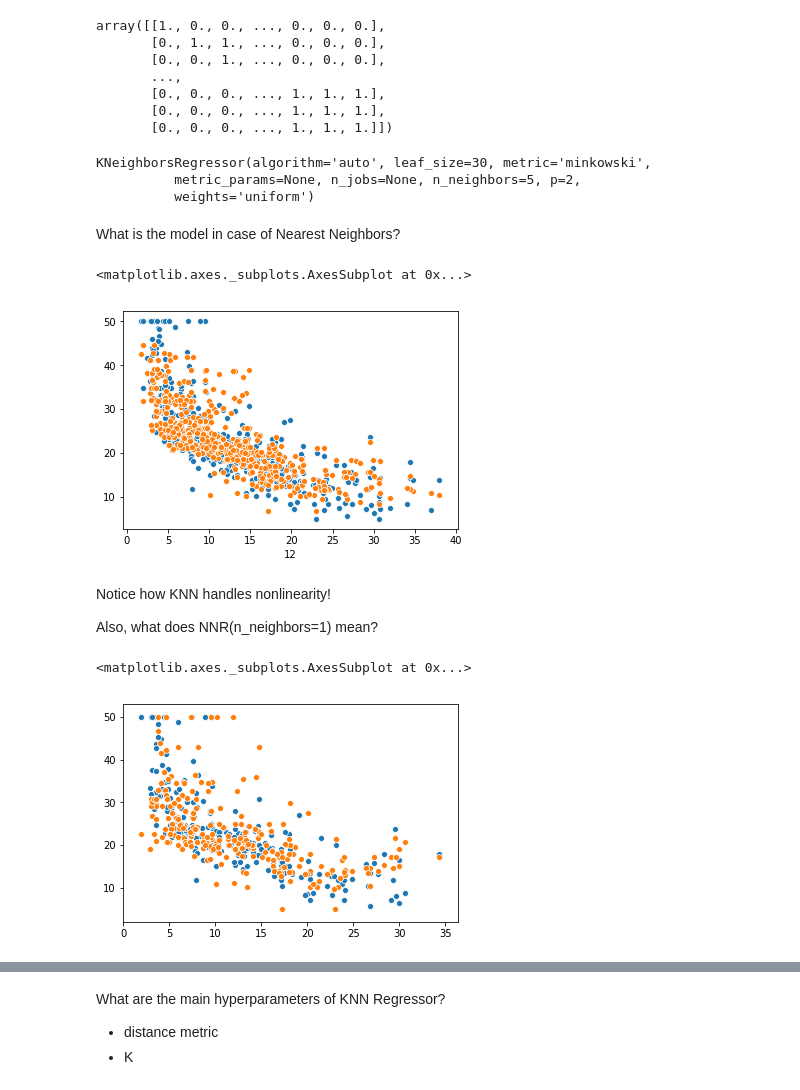
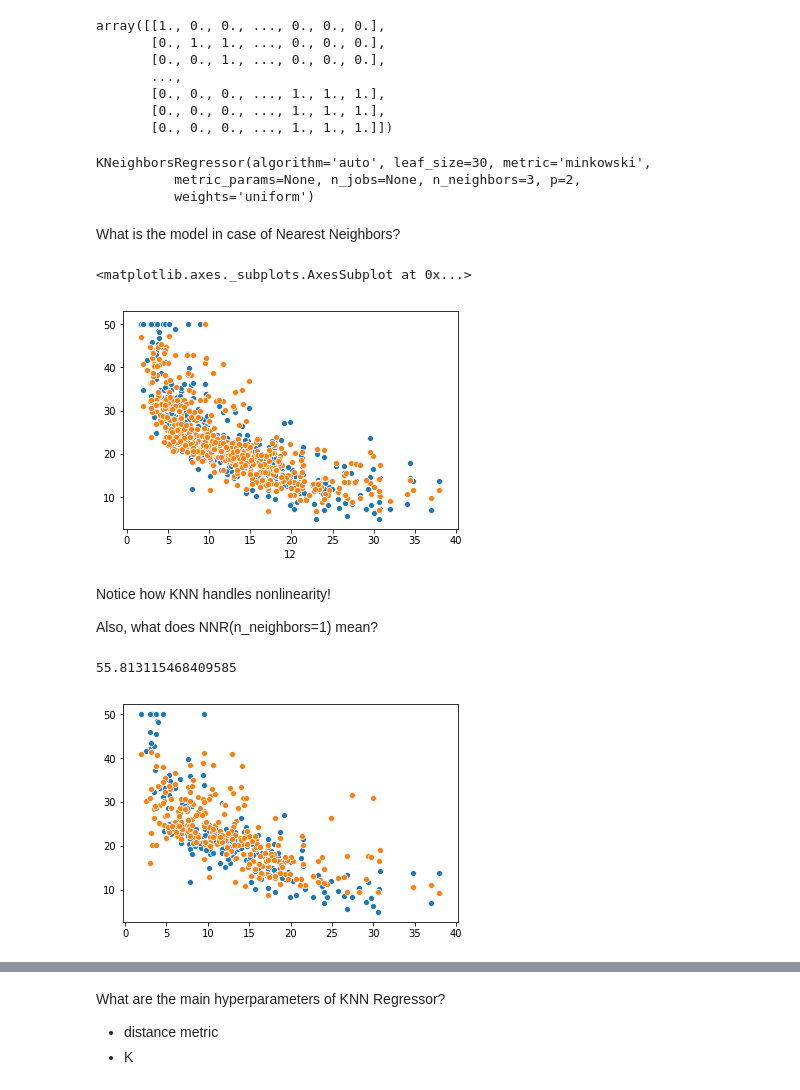
Before and after one commit to biof509/spring2019, a Jupyter notebook: docs/_downloads/Week4.ipynb, the cells around one changed output, grey strips where cells are left out. Cells and saved outputs as stored; diff of their text form; code cells hidden in the pictures.

```diff
--- a/docs/_downloads/Week4.ipynb
+++ b/docs/_downloads/Week4.ipynb
@@ -168,7 +170,7 @@ Can you identify by looking at the cost function that normalization of data is c
 from sklearn.linear_model import LinearRegression
 
 # init
-lr = LinearRegression()
+lr = LinearRegression(fit_intercept=False)
 
 # Learning
 lr.fit(X, y)
@@ -288,11 +292,11 @@ array([[1., 0., 0., ..., 0., 0., 0.],
 # %%
 from sklearn.neighbors import KNeighborsRegressor
 
-nnr = KNeighborsRegressor(n_neighbors=5)
+nnr = KNeighborsRegressor(n_neighbors=3)
 nnr.fit(X, y)
 # %% [output]
 KNeighborsRegressor(algorithm='auto', leaf_size=30, metric='minkowski',
-          metric_params=None, n_jobs=None, n_neighbors=5, p=2,
+          metric_params=None, n_jobs=None, n_neighbors=3, p=2,
           weights='uniform')
 # %% [markdown]
 What is the model in case of Nearest Neighbors?
@@ -303,7 +307,7 @@ sb.scatterplot(d[12], y)
 sb.scatterplot(d[12], y_pred_nn)
 # %% [output]
 <matplotlib.axes._subplots.AxesSubplot at 0x...>
-[figure, old version]
+[figure, new version]
 # %% [markdown]
 Notice how KNN handles nonlinearity!
 
@@ -316,18 +320,20 @@ indices = np.random.randint(2, size=X.shape[0]).astype(bool)
 # %%
 X_train = X[indices]
 X_test = X[np.logical_not(indices)]
 y_train = y[indices]
 y_test = y[np.logical_not(indices)]
 
-nnr = KNeighborsRegressor(n_neighbors=1)
+nnr = KNeighborsRegressor(n_neighbors=3)
 nnr.fit(X_train, y_train)
 y_pred_nn = nnr.predict(X_test)
 
 sb.scatterplot(X_test[...,12], y_test)
 sb.scatterplot(X_test[...,12], y_pred_nn)
+
+mean_squared_error(y_test, y_pred_nn)
 # %% [output]
-<matplotlib.axes._subplots.AxesSubplot at 0x...>
+55.813115468409585
-[figure, old version]
+[figure, new version]
 # %%
 sb.scatterplot(X_train[...,12], y_train)
 y_pred_nn_train = nnr.predict(X_train)
```
Also changed, not shown: parts of 23 cells of this notebook, 1 other file.
